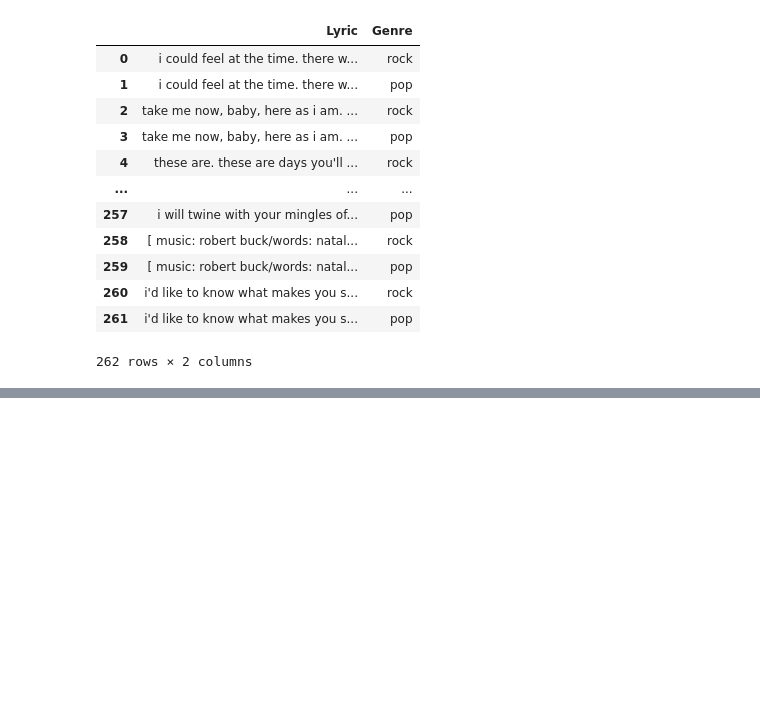
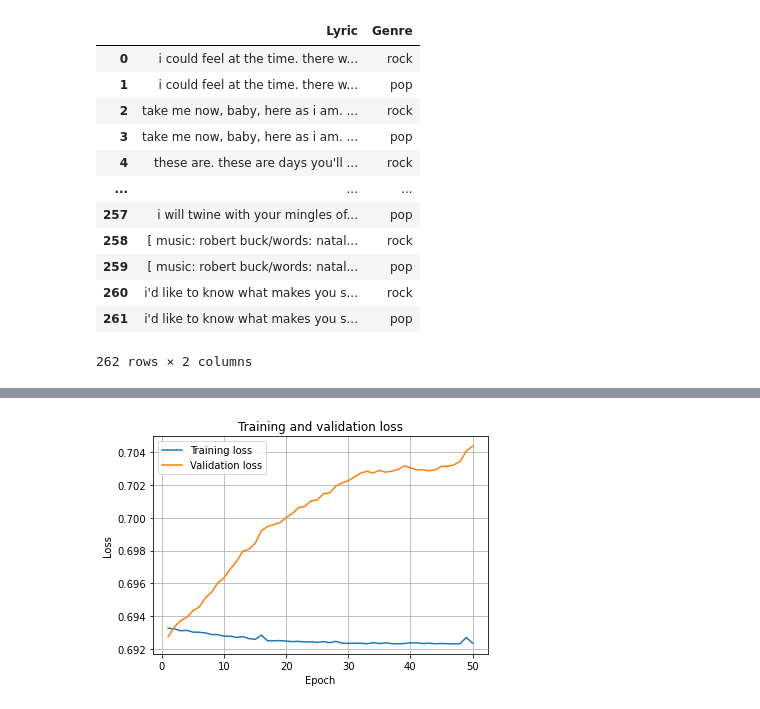
Before and after one commit to Simonymous/Songtext-KI, a Jupyter notebook: NTT Official Project.ipynb, the cells around one changed output, grey strips where cells are left out. Cells and saved outputs as stored; diff of their text form; code cells hidden in the pictures; blank space fills up the shorter version.

```diff
--- a/NTT Official Project.ipynb
+++ b/NTT Official Project.ipynb
@@ -84,9 +84,9 @@ genreCount.plot.bar( figsize=(22, 12), fontsize=16, ax=axarr[0][1] )
 [figure]
 # %%
 from collections import Counter
-word_index = Counter(" ".join(mergedData["Lyric"]).split()).most_common(10000)
+word_index = Counter(" ".join(mergedData["Lyric"]).split()).most_common(100)
 
-word_index
+word_index######
 # %% [output]
 [('the', 2414),
  ('a', 1300),
@@ -108,9 +108,10 @@ word_index
 # %%
-most_commonn = set([t[0] for t in word_index])
-occurrences = []
-for lyric in mergedData['Lyric']:
+#most_commonn = set([t[0] for t in word_index])
+#occurrences = []
+#for lyric in mergedData['Lyric']:
     #internalCounter = Counter(" ".join(mergedData["Lyric"]).split()).lyric(10000)
-    internal_counter = Counter(lyric.split())
+    #internal_counter = Counter(lyric.split())
+
     #print(internal_counter)
     #print(dict(zip(internal_counter[::2], internal_counter[1::2])))
     #print(lyric)
@@ -118,10 +119,10 @@ for lyric in mergedData['Lyric']:
     #print(most_commonn)
     #clean_text = dict(collections.Counter([tok.lower() for tok in tokenized_text if tok not in punctuation and tok not in stopwords]))
     #occurrences.append({internal_counter[c] for c in most_commonn})
-    for c in most_commonn:
-        occurrences.append(internal_counter[c])
+    #for c in most_commonn:
+    #    occurrences.append(internal_counter[c])
 
     #print(occurrences)
-newThingy = pd.DataFrame(occurrences)
-newThingy.to_csv('test.csv')
+#newThingy = pd.DataFrame(occurrences)
+#newThingy.to_csv('test.csv')
     #newThingy
@@ -127,0 +246,16 @@ newThingy.to_csv('test.csv')
+# %%
+history_dict = history.history
+train_loss = history_dict['loss']
+val_loss = history_dict['val_loss']
+
+epochs = range(1, len(train_loss) + 1)
+plt.title('Training and validation loss')
+plt.plot(epochs, train_loss, label='Training loss')
+plt.plot(epochs, val_loss, label='Validation loss')
+plt.xlabel('Epoch')
+plt.ylabel('Loss')
+plt.legend()
+plt.grid()
+plt.show()
+# %% [output]
+[figure, added]
```
Also changed, not shown: parts of 4 cells of this notebook.
